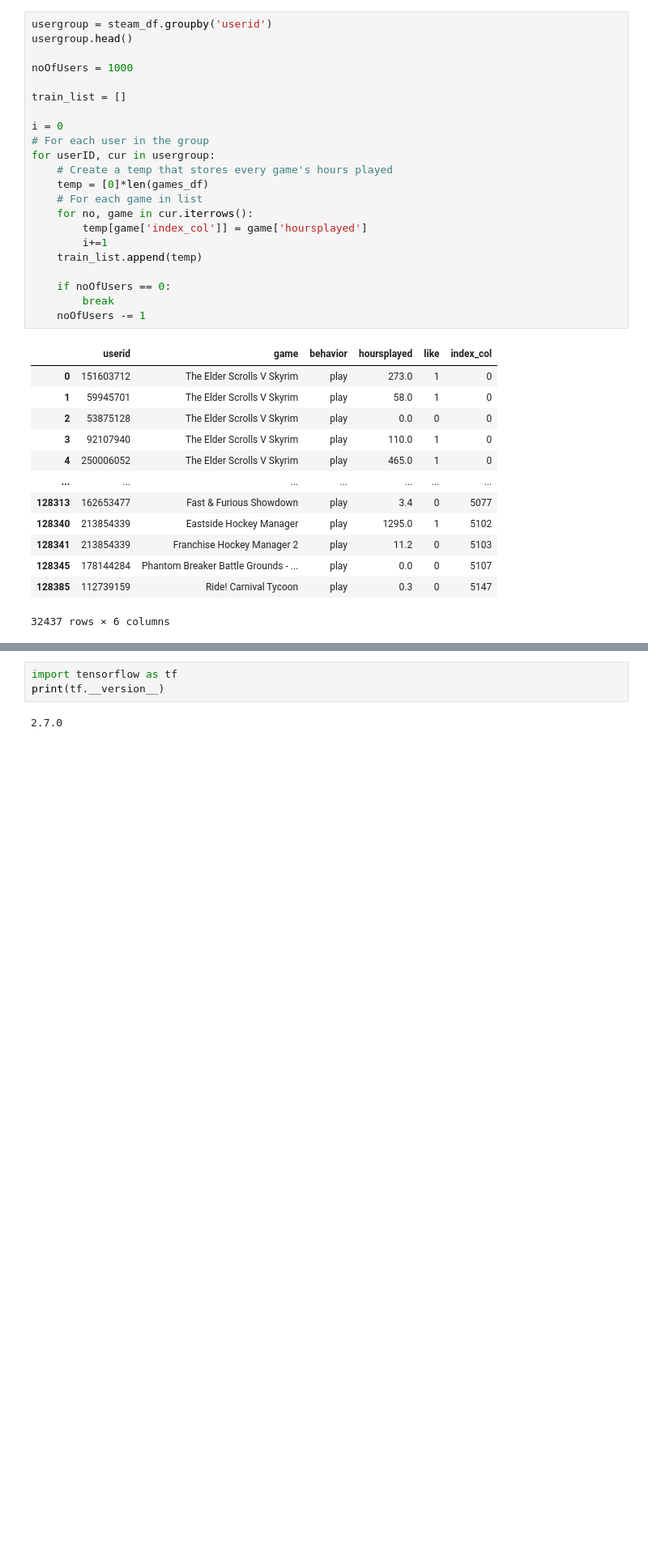
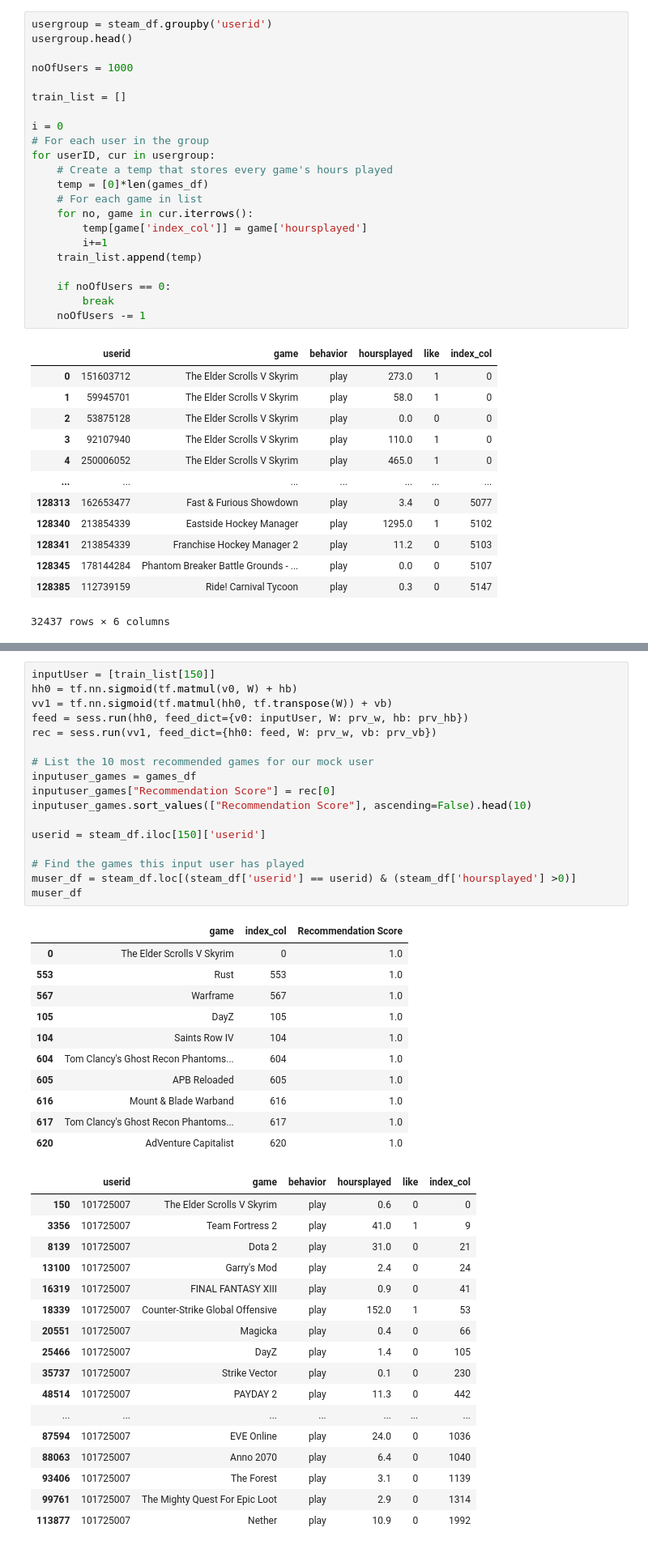
Before and after one commit to d212digital/MachineLearning-Python, a Jupyter notebook: Keele-University-MSc/FinalAssessment-CSC-40094.ipynb, the cells around one changed output, grey strips where cells are left out. Shown at 81% size. Saved outputs shown, nothing was run; the diff lists cells and outputs as text; blank space fills up the shorter version.

```diff
--- a/Keele-University-MSc/FinalAssessment-CSC-40094.ipynb
+++ b/Keele-University-MSc/FinalAssessment-CSC-40094.ipynb
@@ -398,5 +423,46 @@ AttributeError: module 'tensorflow' has no attribute 'Session'
-# %%
-import tensorflow as tf
-print(tf.__version__)
-# %% [output]
-2.7.0
+# %%
+inputUser = [train_list[150]]
+hh0 = tf.nn.sigmoid(tf.matmul(v0, W) + hb)
+vv1 = tf.nn.sigmoid(tf.matmul(hh0, tf.transpose(W)) + vb)
+feed = sess.run(hh0, feed_dict={v0: inputUser, W: prv_w, hb: prv_hb})
+rec = sess.run(vv1, feed_dict={hh0: feed, W: prv_w, vb: prv_vb})
+
+# List the 10 most recommended games for our mock user
+inputuser_games = games_df
+inputuser_games["Recommendation Score"] = rec[0]
+inputuser_games.sort_values(["Recommendation Score"], ascending=False).head(10)
+
+userid = steam_df.iloc[150]['userid']
+
+# Find the games this input user has played
+muser_df = steam_df.loc[(steam_df['userid'] == userid) & (steam_df['hoursplayed'] >0)]
+muser_df
+# %% [output]
+|  | game | index_col | Recommendation Score |
+| 0 | The Elder Scrolls V Skyrim | 0 | 1.0 |
+| 553 | Rust | 553 | 1.0 |
+| 567 | Warframe | 567 | 1.0 |
+| 105 | DayZ | 105 | 1.0 |
+| 104 | Saints Row IV | 104 | 1.0 |
+| 604 | Tom Clancy's Ghost Recon Phantoms... | 604 | 1.0 |
+| 605 | APB Reloaded | 605 | 1.0 |
+| 616 | Mount & Blade Warband | 616 | 1.0 |
+| 617 | Tom Clancy's Ghost Recon Phantoms... | 617 | 1.0 |
+| 620 | AdVenture Capitalist | 620 | 1.0 |
+|  | userid | game | behavior | hoursplayed | like | index_col |
+| 150 | 101725007 | The Elder Scrolls V Skyrim | play | 0.6 | 0 | 0 |
+| 3356 | 101725007 | Team Fortress 2 | play | 41.0 | 1 | 9 |
+| 8139 | 101725007 | Dota 2 | play | 31.0 | 0 | 21 |
+| 13100 | 101725007 | Garry's Mod | play | 2.4 | 0 | 24 |
+| 16319 | 101725007 | FINAL FANTASY XIII | play | 0.9 | 0 | 41 |
+| 18339 | 101725007 | Counter-Strike Global Offensive | play | 152.0 | 1 | 53 |
+| 20551 | 101725007 | Magicka | play | 0.4 | 0 | 66 |
+| 25466 | 101725007 | DayZ | play | 1.4 | 0 | 105 |
+| 35737 | 101725007 | Strike Vector | play | 0.1 | 0 | 230 |
+| 48514 | 101725007 | PAYDAY 2 | play | 11.3 | 0 | 442 |
+| ... | ... | ... | ... | ... | ... | ... |
+| 87594 | 101725007 | EVE Online | play | 24.0 | 0 | 1036 |
+| 88063 | 101725007 | Anno 2070 | play | 6.4 | 0 | 1040 |
+| 93406 | 101725007 | The Forest | play | 3.1 | 0 | 1139 |
+| 99761 | 101725007 | The Mighty Quest For Epic Loot | play | 2.9 | 0 | 1314 |
+| 113877 | 101725007 | Nether | play | 10.9 | 0 | 1992 |
```
Also changed, not shown: parts of 4 cells of this notebook.
